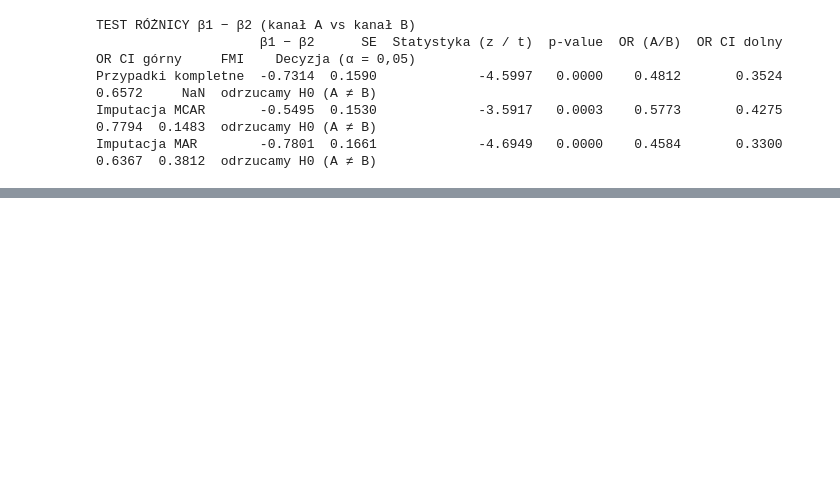
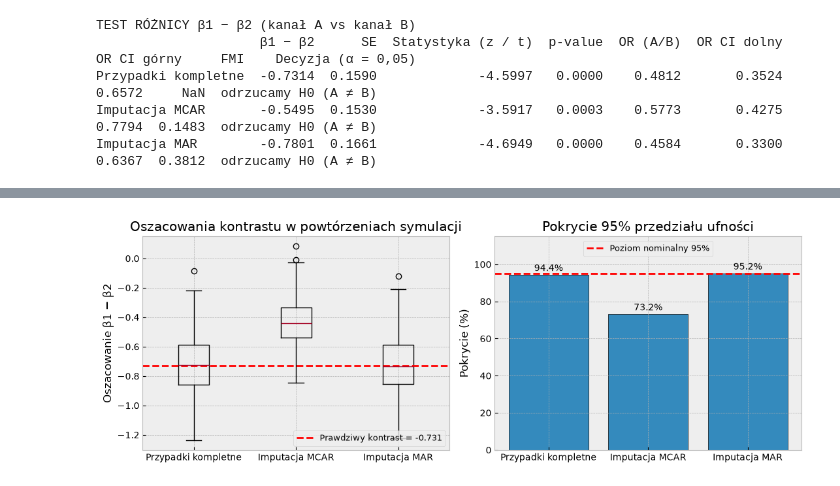
Before and after one commit to juliamierzejewska/marketing-campaign-missing-data, a Jupyter notebook: marketing_analysis.ipynb, the cells around one changed output, grey strips where cells are left out. Drawn from its saved outputs; the diff is of its cells as text; code cells hidden in the pictures; blank space fills up the shorter version.

Commit message:
Propozycja miary diagnostycznej

```diff
--- a/marketing_analysis.ipynb
+++ b/marketing_analysis.ipynb
@@ -778,0 +889,20 @@ plt.show()
+# %%
+# Miary diagnostyczne dla kontrastu beta_1 - beta_2
+tabela_diag = []
+for metoda, lista in wyniki_sym.items():
+    a = np.array(lista)
+    oszac, ci_dol, ci_gor = a[:, 0], a[:, 1], a[:, 2]
+    tabela_diag.append({
+        "Metoda": metoda,
+        "Średnie oszacowanie": oszac.mean(),
+        "Obciążenie": oszac.mean() - theta_prawdziwe,
+        "Obciążenie względne (%)": 100 * (oszac.mean() - theta_prawdziwe) / abs(theta_prawdziwe),
+        "RMSE": np.sqrt(np.mean((oszac - theta_prawdziwe) ** 2)),
+        "Pokrycie 95% CI (%)": 100 * np.mean((ci_dol <= theta_prawdziwe) & (theta_prawdziwe <= ci_gor)),
+        "Średnia szerokość CI": np.mean(ci_gor - ci_dol),
+        "Odrzucenie H0 (%)": 100 * np.mean((ci_gor < 0) | (ci_dol > 0)),
+    })
+tabela_diag = pd.DataFrame(tabela_diag).set_index("Metoda")
+
+print(f"DIAGNOSTYKA IMPUTACJI (R = {R}, m = {m}), prawdziwy kontrast = {theta_prawdziwe:.4f}")
+print(tabela_diag.round(4).to_string())
@@ -778,0 +916,26 @@ plt.show()
+# %%
+# WYKRES: rozkład oszacowań kontrastu w symulacji oraz pokrycie przedziałów ufności
+metody = list(wyniki_sym.keys())
+oszacowania = [np.array(wyniki_sym[k])[:, 0] for k in metody]
+
+fig, (ax1, ax2) = plt.subplots(1, 2, figsize=(11, 4))
+
+ax1.boxplot(oszacowania, tick_labels=metody)
+ax1.axhline(theta_prawdziwe, color="red", linestyle="--", label=f"Prawdziwy kontrast = {theta_prawdziwe:.3f}")
+ax1.set_ylabel("Oszacowanie β1 − β2")
+ax1.set_title("Oszacowania kontrastu w powtórzeniach symulacji")
+ax1.legend(loc="lower right", fontsize=9)
+
+ax2.bar(metody, tabela_diag["Pokrycie 95% CI (%)"], edgecolor="black")
+ax2.axhline(95, color="red", linestyle="--", label="Poziom nominalny 95%")
+for i, v in enumerate(tabela_diag["Pokrycie 95% CI (%)"]):
+    ax2.text(i, v + 2, f"{v:.1f}%", ha="center")
+ax2.set_ylim(0, 115)
+ax2.set_ylabel("Pokrycie (%)")
+ax2.set_title("Pokrycie 95% przedziału ufności")
+ax2.legend(loc="upper center", fontsize=9)
+
+plt.tight_layout()
+plt.show()
+# %% [output]
+[figure, added]
```
Also changed, not shown: parts of 14 cells of this notebook.
